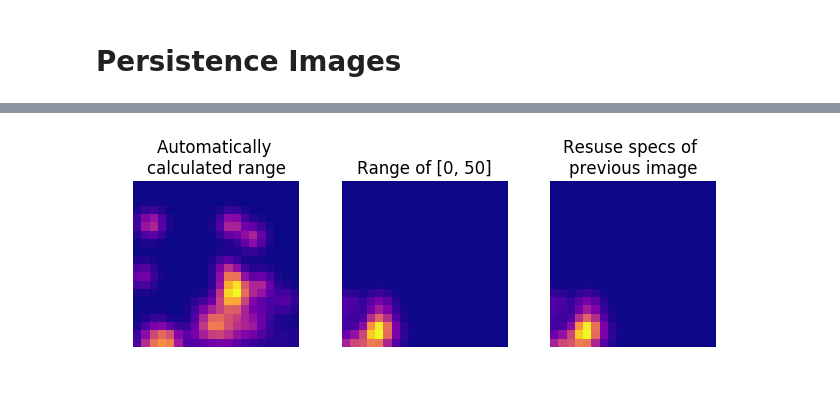
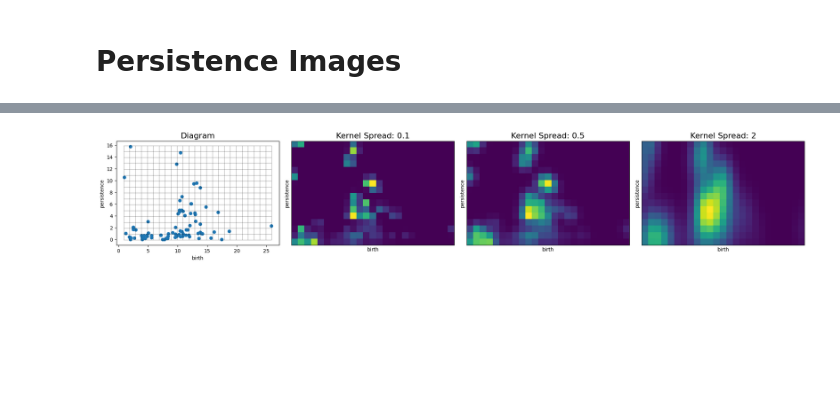
Before and after one commit to scikit-tda/persim, a Jupyter notebook: docs/notebooks/Persistence Images.ipynb, the cells around one changed output, grey strips where cells are left out. Saved outputs shown, nothing was run; the diff lists cells and outputs as text; code cells hidden in the pictures; blank space fills up the shorter version.

```diff
--- a/docs/notebooks/Persistence Images.ipynb
+++ b/docs/notebooks/Persistence Images.ipynb
@@ -101,27 +149,27 @@ To access the specs of another PersImage object, either automatically generated
-# %%
-pim1 = PersImage(verbose=False)
-img1 = pim1.transform(dgms[1])
-
-pim2 = PersImage(specs={"minBD": 0, "maxBD": 50}, verbose=False)
-img2 = pim2.transform(dgms[1])
-
-# Use calculated specs from previous image
-specs2 = pim2.specs
-pim3 = PersImage(specs=specs2, verbose=False)
-img3 = pim3.transform(dgms[1])
-
-ax = plt.subplot(131)
-plt.title("Automatically \ncalculated range")
-pim.show(img1, ax)
-
-ax = plt.subplot(132)
-plt.title("Range of [0, 50]")
-pim.show(img2, ax)
-
-ax = plt.subplot(133)
-plt.title("Resuse specs of \nprevious image")
-pim.show(img3, ax)
-
-plt.tight_layout()
-# %% [output]
-[figure, removed]
+# %%
+# For the default bivariate normal Gaussian kernel, the parameter controlling the spread (sigma) may be specified
+# either by a float or a 2x2 covariance matrix
+pimgr = PersistenceImager(pixel_size=1)
+pimgr.fit(H1_dgm)
+
+fig, axs = plt.subplots(1, 4, figsize=(20,5))
+pimgr.kernel_params = {'sigma': .1}
+pimgr.plot_diagram(H1_dgm, skew=True, ax=axs[0])
+axs[0].set_title('Diagram', fontsize=16)
+
+pimgr.kernel_params = {'sigma': 0.1}
+pimgr.plot_image(pimgr.transform(H1_dgm), ax=axs[1])
+axs[1].set_title('Kernel Spread: 0.1', fontsize=16)
+
+pimgr.kernel_params = {'sigma': .5}
+pimgr.plot_image(pimgr.transform(H1_dgm), ax=axs[2])
+axs[2].set_title('Kernel Spread: 0.5', fontsize=16)
+
+# Non-isotropic, standard bivariate Gaussian with greater spread along the persistence axis
+pimgr.kernel_params = {'sigma': np.array([[1, 0],[0, 6]])}
+pimgr.plot_image(pimgr.transform(H1_dgm), ax=axs[3])
+axs[3].set_title('Kernel Spread: 2', fontsize=16)
+
+plt.tight_layout()
+# %% [output]
+[figure, added]
```
Also changed, not shown: parts of 18 cells of this notebook, 2 other files.
